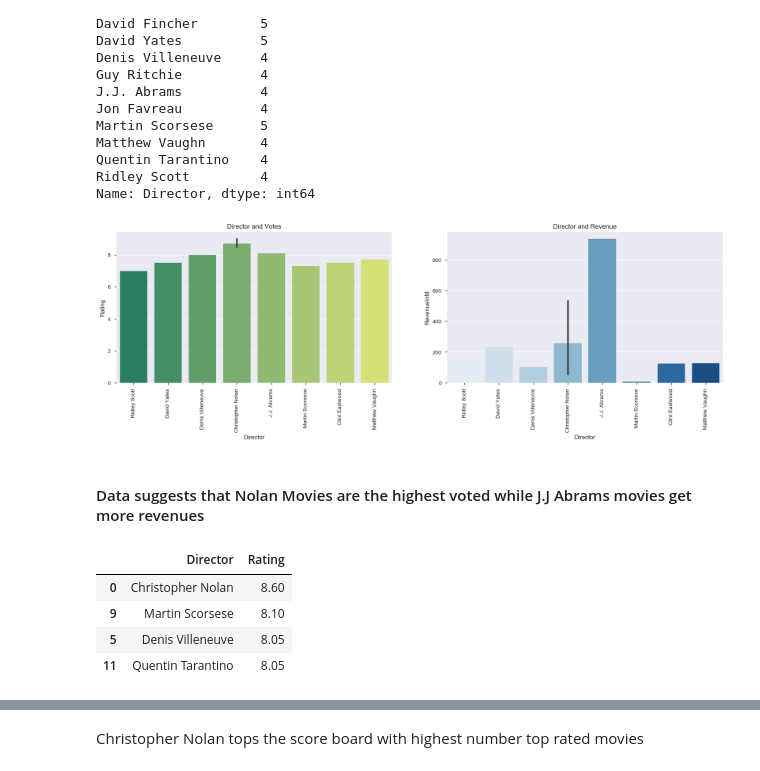
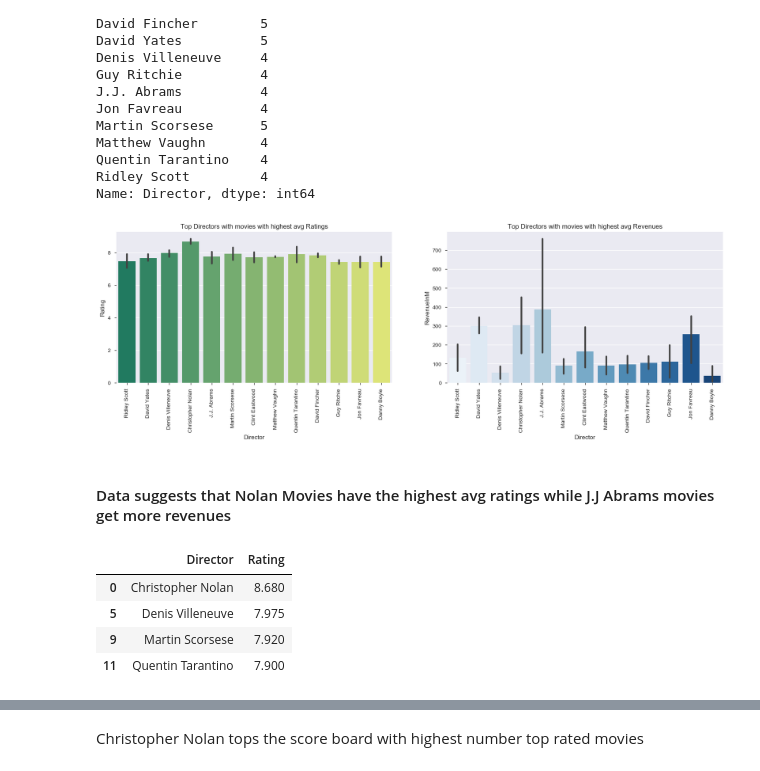
Before and after one commit to brahmishree/EDA_Datascience, a Jupyter notebook: MovieData.ipynb, the cells around one changed output, grey strips where cells are left out. Drawn from its saved outputs; the diff is of its cells as text; code cells hidden in the pictures.

```diff
--- a/MovieData.ipynb
+++ b/MovieData.ipynb
@@ -454,5 +455,6 @@ The dominance of drama as a genre is perhaps not surprising when we consider the
 ### 7) Which genre movies received highest positive reviews?
 # %%
 #df.nlargest(10, ['Weight'])
-(movies.groupby("PrimeGenre1").Metascore.sum()).sort_values()
+result=movies.groupby(["PrimeGenre1"])['Metascore'].aggregate(np.mean).reset_index().sort_values('Metascore', ascending=False)
+result.iloc[0:4,:]
 # %% [output]
@@ -476,8 +466,9 @@ Name: Metascore, dtype: float64
 # %%
 fig, ax =plt.subplots( figsize=(20,5))
 #genRating=((movies.groupby("PrimeGenre1").Metascore.sum()).sort_values(ascending=False)).plot.bar()
-genRating=sns.countplot(x="PrimeGenre1", data=movies, palette="ch:.25",order = movies['PrimeGenre1'].value_counts().index)
+#genRating=sns.countplot(x="PrimeGenre1", data=movies, palette="ch:.25",order = movies['PrimeGenre1'].value_counts().index)
+genRating=sns.barplot(x="PrimeGenre1",y="Metascore", data=result, palette="ch:.25")
 for item in genRating.get_xticklabels():
     item.set_rotation(30)
-plt.title('Count plot for Ratings received to each Genre')
+plt.title('Reviews and Genre')
 # %% [output]
@@ -531,26 +522,26 @@ Ridley Scott         4
 Name: Director, dtype: int64
 # %%
 fig, ax =plt.subplots(1,2, figsize=(20,5))
-sDV=sns.barplot(x="Director", y="Rating", data=good_dir.iloc[0:10,:], palette="summer",  ax=ax[0])
-sDR=sns.barplot(x="Director", y="RevenueInM", data=good_dir.iloc[0:10,:], palette="Blues",  ax=ax[1])
-sDV.title.set_text('Director and Votes')
-sDR.title.set_text('Director and Revenue')
+sDV=sns.barplot(x="Director", y="Rating", data=good_dir, palette="summer",  ax=ax[0])
+sDR=sns.barplot(x="Director", y="RevenueInM", data=good_dir, palette="Blues",  ax=ax[1])
+sDV.title.set_text('Top Directors with movies with highest avg Ratings')
+sDR.title.set_text('Top Directors with movies with highest avg Revenues')
 for item in sDV.get_xticklabels():
     item.set_rotation(90)
 for item in sDR.get_xticklabels():
     item.set_rotation(90)
 fig.show()
 # %% [output]
-[figure, old version]
+[figure, new version]
 # %% [markdown]
-#### Data suggests that Nolan Movies are the highest voted while J.J Abrams movies get more revenues
+#### Data suggests that Nolan Movies have the highest avg ratings while J.J Abrams movies get more revenues
 # %%
-result=good_dir.groupby(["Director"])['Rating'].aggregate(np.median).reset_index().sort_values('Rating', ascending=False)
-result.iloc[0:4,:]
+resultR=good_dir.groupby(["Director"])['Rating'].aggregate(np.mean).reset_index().sort_values('Rating', ascending=False)
+resultR.iloc[0:4,:]
 #result
 # %% [output]
 |  | Director | Rating |
-| 0 | Christopher Nolan | 8.60 |
-| 9 | Martin Scorsese | 8.10 |
-| 5 | Denis Villeneuve | 8.05 |
-| 11 | Quentin Tarantino | 8.05 |
+| 0 | Christopher Nolan | 8.680 |
+| 5 | Denis Villeneuve | 7.975 |
+| 9 | Martin Scorsese | 7.920 |
+| 11 | Quentin Tarantino | 7.900 |
```
Also changed, not shown: parts of 39 cells of this notebook, 2 other files.
